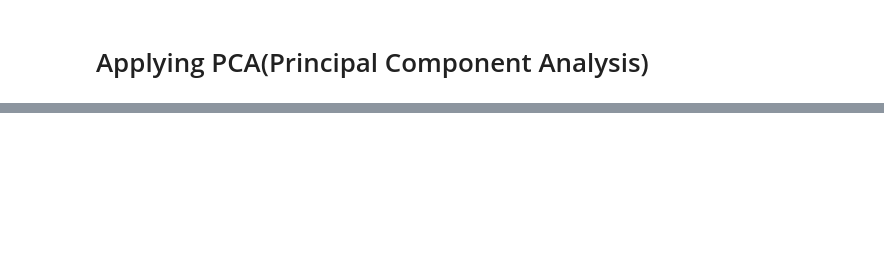
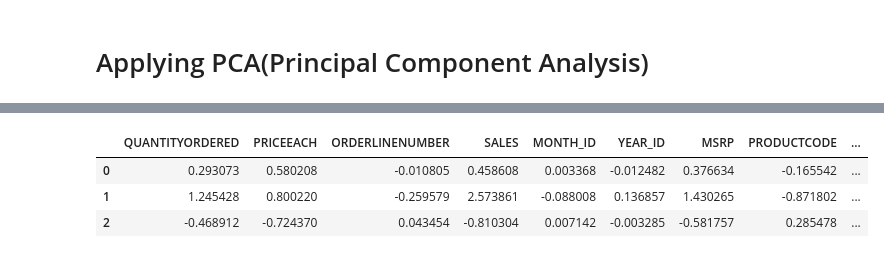
Before and after one commit to kshitijmalvankar/MarketingAI, a Jupyter notebook: MarketingAI.ipynb, the cells around one changed output, grey strips where cells are left out. Cells and saved outputs as stored; diff of their text form; code cells hidden in the pictures; blank space fills up the shorter version.

```diff
--- a/MarketingAI.ipynb
+++ b/MarketingAI.ipynb
@@ -594,0 +676,8 @@ pca_df
+# %%
+cluster_centers = pd.DataFrame(data = kmeans.cluster_centers_, columns = [sales_df.columns])
+cluster_centers
+# %% [output]
+|  | QUANTITYORDERED | PRICEEACH | ORDERLINENUMBER | SALES | MONTH_ID | YEAR_ID | MSRP | PRODUCTCODE | ... |
+| 0 | 0.293073 | 0.580208 | -0.010805 | 0.458608 | 0.003368 | -0.012482 | 0.376634 | -0.165542 | ... |
+| 1 | 1.245428 | 0.800220 | -0.259579 | 2.573861 | -0.088008 | 0.136857 | 1.430265 | -0.871802 | ... |
+| 2 | -0.468912 | -0.724370 | 0.043454 | -0.810304 | 0.007142 | -0.003285 | -0.581757 | 0.285478 | ... |
```
Also changed, not shown: parts of 23 cells of this notebook.
